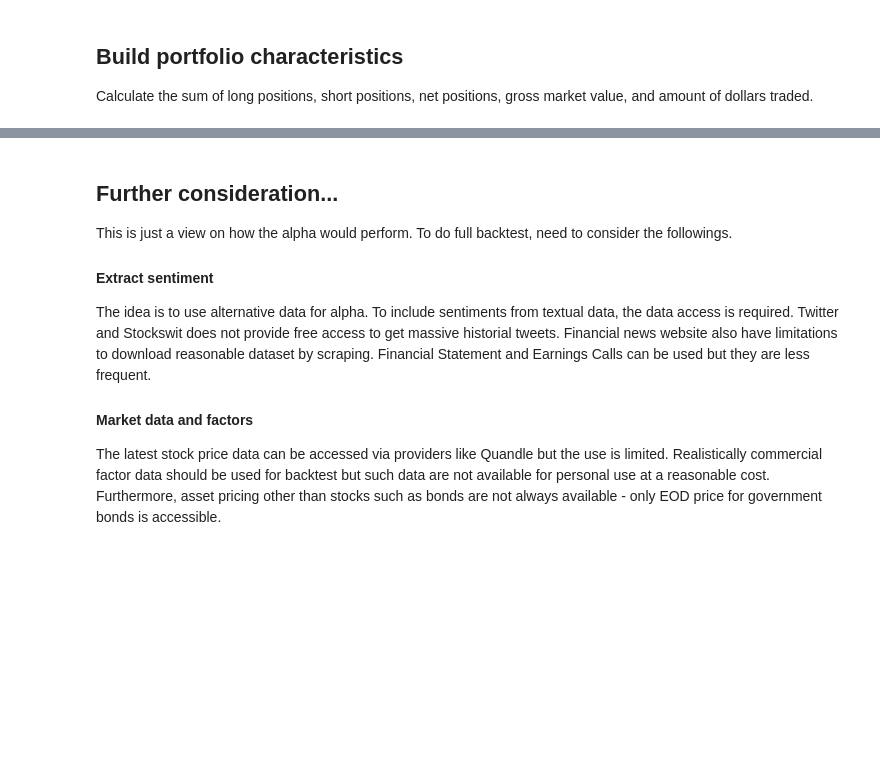
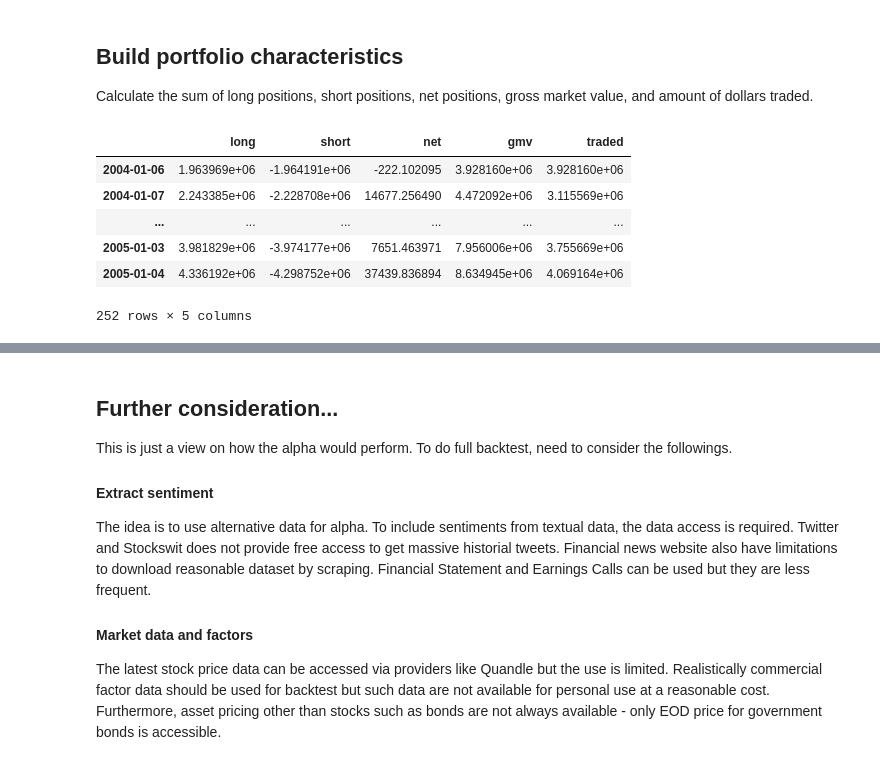
Before and after one commit to yukit-k/ai-alpha, a Jupyter notebook: Backtest Base.ipynb, the cells around one changed output, grey strips where cells are left out. Saved outputs shown, nothing was run; the diff lists cells and outputs as text; code cells hidden in the pictures; blank space fills up the shorter version.

```diff
--- a/Backtest Base.ipynb
+++ b/Backtest Base.ipynb
@@ -860,5 +880,5 @@ opt_portfolio
 # %%
-def get_risk_exposures(B, BT, h_star):
+def get_port_risk_exposures(B, BT, h_star):
     """
     Calculate portfolio's Risk Exposure
 
@@ -880,8 +900,8 @@ def get_risk_exposures(B, BT, h_star):
     """
     return pd.Series(np.matmul(BT, h_star), index=colnames(B))
 
-risk_exposures = get_risk_exposures(B, BT, h_star)
-risk_exposures
+portfolio_risk_exposures = get_port_risk_exposures(B, BT, h_star)
+portfolio_risk_exposures
 # %% [output]
 USFASTD_AERODEF    -4085.335469
 USFASTD_AIRLINES    -894.645270
@@ -894,5 +917,5 @@ Length: 77, dtype: float64
 # %%
-def get_portfolio_alpha_exposure(B_alpha, h_star):
+def get_port_alpha_exposure(B_alpha, h_star):
     """
     Calculate portfolio's Alpha Exposure
 
@@ -911,7 +934,7 @@ def get_portfolio_alpha_exposure(B_alpha, h_star):
     """
     return pd.Series(np.matmul(B_alpha.transpose(), h_star), index = colnames(B_alpha))
 
-portfolio_alpha_exposure = get_portfolio_alpha_exposure(B_alpha, h_star)
+portfolio_alpha_exposure = get_port_alpha_exposure(B_alpha, h_star)
 portfolio_alpha_exposure
 # %% [output]
 USFASTD_1DREVRSL    2.259360e+06
@@ -959,40 +982,37 @@ def form_optimal_portfolio(df, previous, risk_aversion):
     '''Returns the optimal portfolio, risk and alpha exposures and the total transaction cost'''
     df = df.merge(previous, how = 'left', on = 'Barrid')
     df = clean_nas(df)
-    df.loc[df['SpecRisk'] == 0]['SpecRisk'] = median(df['SpecRisk'])
+    df = impute_specrisk(df)
 
     universe = get_universe(df)
     date = str(int(universe['DataDate'][1]))
 
-    all_factors = factors_from_names(list(universe))
-    risk_factors = setdiff(all_factors, alpha_factors)
-
     h0 = universe['h.opt.previous']
 
-    B = model_matrix(get_formula(risk_factors, "SpecRisk"), universe)
+    B = get_B(risk_factors, universe)
     BT = B.transpose()
 
     specVar = (0.01 * universe['SpecRisk']) ** 2
-    #Fvar = diagonal_factor_cov(date, B)
-    Fvar = diagonal_factor_var(date, B)
+    Fvar = get_F(date, B)
+
+    B_alpha = get_B(alpha_factors, universe)
+    alpha_vec = get_alpha_vec(B_alpha)
 
     Lambda = get_lambda(universe)
-    B_alpha = get_B_alpha(alpha_factors, universe)
-    alpha_vec = get_alpha_vec(B_alpha)
 
-    Q = np.matmul(scipy.linalg.sqrtm(Fvar), BT)
+    Q = get_Q(Fvar, BT)
     QT = Q.transpose()
 
     h_star = get_h_star(risk_aversion, Q, QT, specVar, alpha_vec, h0, Lambda)
     opt_portfolio = pd.DataFrame(data = {"Barrid" : universe['Barrid'], "h.opt" : h_star})
 
-    risk_exposures = get_risk_exposures(B, BT, h_star)
-    portfolio_alpha_exposure = get_portfolio_alpha_exposure(B_alpha, h_star)
+    portfolio_risk_exposures = get_port_risk_exposures(B, BT, h_star)
+    portfolio_alpha_exposure = get_port_alpha_exposure(B_alpha, h_star)
     total_transaction_costs = get_total_transaction_costs(h0, h_star, Lambda)
 
     return {
         "opt.portfolio" : opt_portfolio,
-        "risk.exposures" : risk_exposures,
+        "risk.exposures" : portfolio_risk_exposures,
         "alpha.exposures" : portfolio_alpha_exposure,
         "total.cost" : total_transaction_costs}
 
@@ -1015,7 +1035,7 @@ Walk through each day, calculating the optimal portfolio holdings and trade list
 trades = {}
 port = {}
 
-for dt in tqdm(my_dates, desc='Optimizing Portfolio', unit='day'):
+for dt in tqdm(test_dates, desc='Optimizing Portfolio', unit='day'):
     date = dt.strftime('%Y%m%d')
 
     result = form_optimal_portfolio(frames[date], previous_holdings, risk_aversion)
@@ -1081,25 +1109,33 @@ plt.show()
 Calculate the sum of long positions, short positions, net positions, gross market value, and amount of dollars traded.
 # %%
 def build_portfolio_characteristics():
-    df = pd.DataFrame(index = my_dates)
+    df = pd.DataFrame(index = test_dates)
 
-    for dt in my_dates:
+    for dt in test_dates:
         date = dt.strftime('%Y%m%d')
 
         p = port[date]
         tradelist = trades[date]
         h = p['opt.portfolio']['h.opt']
 
         df.at[dt,"long"] = np.sum(h[h>0])
         df.at[dt,"short"] = np.sum(h[h<0])
         df.at[dt,"net"] = np.sum(h)
         df.at[dt,"gmv"] = np.sum(np.abs(h))
         df.at[dt,"traded"] = np.sum(abs(tradelist['h.opt'] - tradelist['h.opt.previous']))
 
     return df
 
 pchar = build_portfolio_characteristics()
 pchar
+# %% [output]
+|  | long | short | net | gmv | traded |
+| 2004-01-06 | 1.963969e+06 | -1.964191e+06 | -222.102095 | 3.928160e+06 | 3.928160e+06 |
+| 2004-01-07 | 2.243385e+06 | -2.228708e+06 | 14677.256490 | 4.472092e+06 | 3.115569e+06 |
+| ... | ... | ... | ... | ... | ... |
+| 2005-01-03 | 3.981829e+06 | -3.974177e+06 | 7651.463971 | 7.956006e+06 | 3.755669e+06 |
+| 2005-01-04 | 4.336192e+06 | -4.298752e+06 | 37439.836894 | 8.634945e+06 | 4.069164e+06 |
+252 rows × 5 columns
 # %%
 # Plot
 plt.figure(figsize=(15,7))
```
Also changed, not shown: parts of 18 cells of this notebook.
